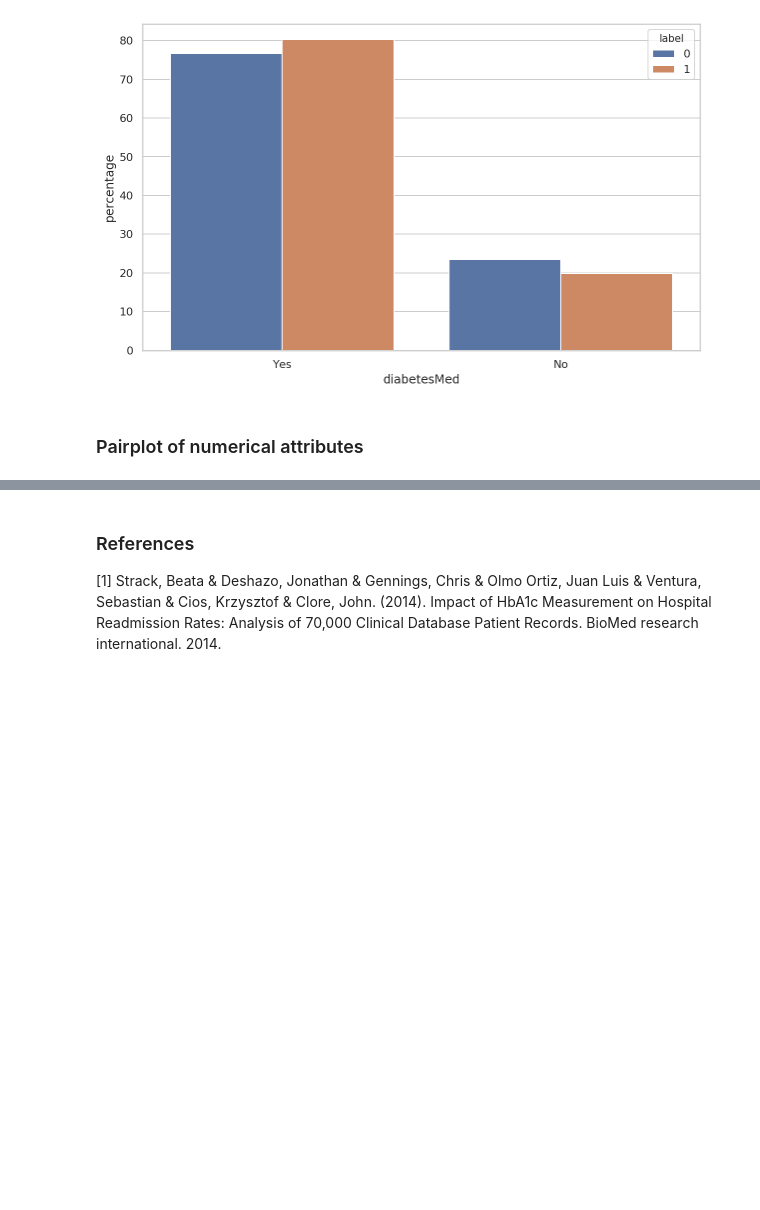
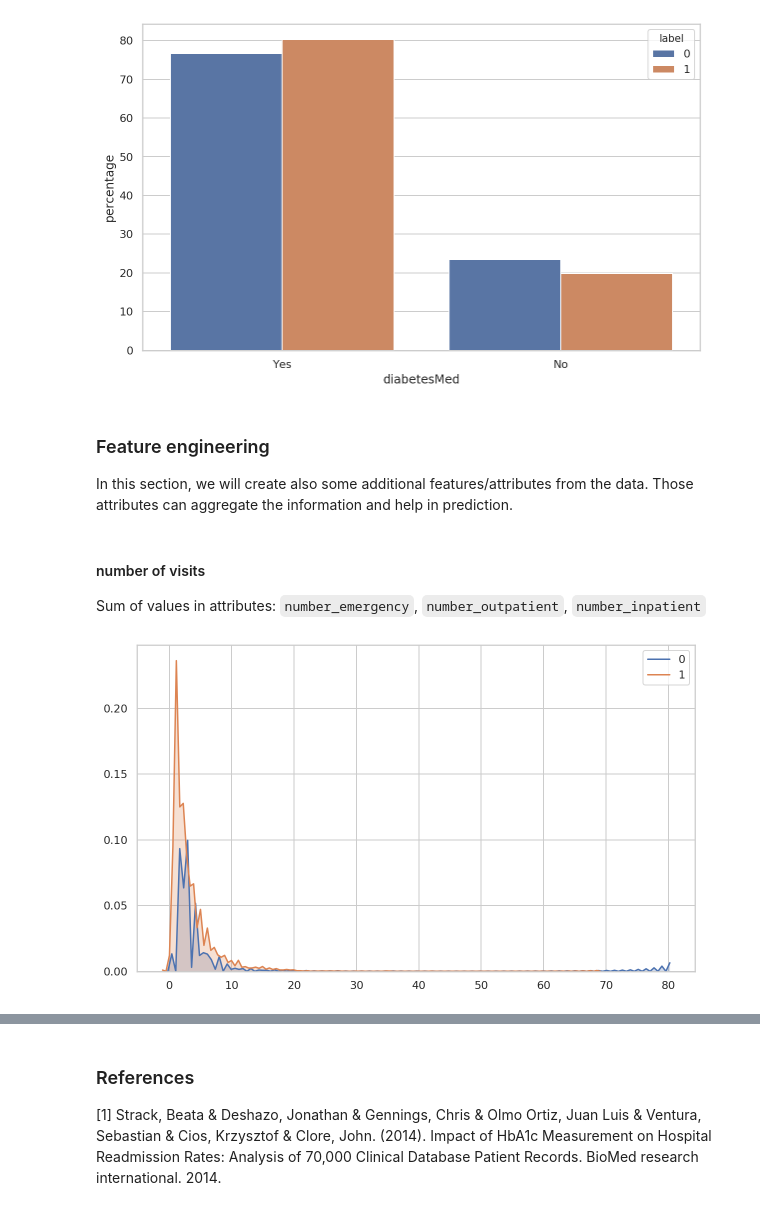
Before and after one commit to pmacinec/diabetes-patients-readmissions-prediction, a Jupyter notebook: notebooks/0_data_analysis.ipynb, the cells around one changed output, grey strips where cells are left out. Drawn from its saved outputs; the diff is of its cells as text; code cells hidden in the pictures; blank space fills up the shorter version.

Commit message:
ADD: finalize data analysis and its descriptions

```diff
--- a/notebooks/0_data_analysis.ipynb
+++ b/notebooks/0_data_analysis.ipynb
@@ -674,2 +708,0 @@ We can see that most of medicaments are not used for diabetes threatment. Insuli
-# %%
-df['number_medicaments'] = df[all_medicaments[:22]].apply(lambda y: y.apply(lambda x: np.sum(0 if x == 'No' else 1)), axis=1).apply(np.sum, axis=1)
@@ -725,5 +754,11 @@ Indicates if there was any diabetic medication prescribed.
 barplot_per_classes(df, 'diabetesMed', 'label')
 # %% [output]
 [figure]
-# %% [markdown]
-### Pairplot of numerical attributes
+# %% [markdown]
+### Feature engineering
+
+In this section, we will create also some additional features/attributes from the data. Those attributes can aggregate the information and help in prediction.
+# %% [markdown]
+#### number of visits
+
+Sum of values in attributes: `number_emergency`, `number_outpatient`, `number_inpatient`
@@ -729,0 +769,4 @@ barplot_per_classes(df, 'diabetesMed', 'label')
+# %%
+kdeplot_per_classes(df, 'visits_sum', 'label')
+# %% [output]
+[figure, added]
```
Also changed, not shown: parts of 50 cells of this notebook.
